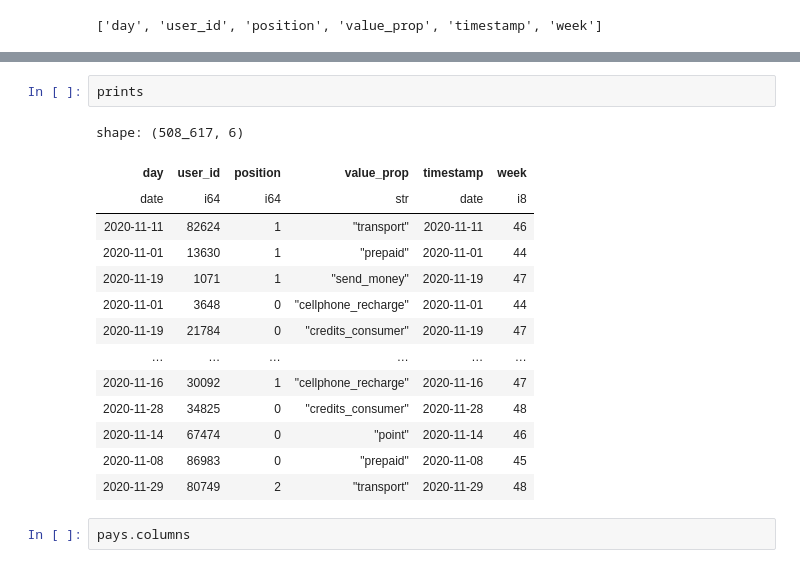
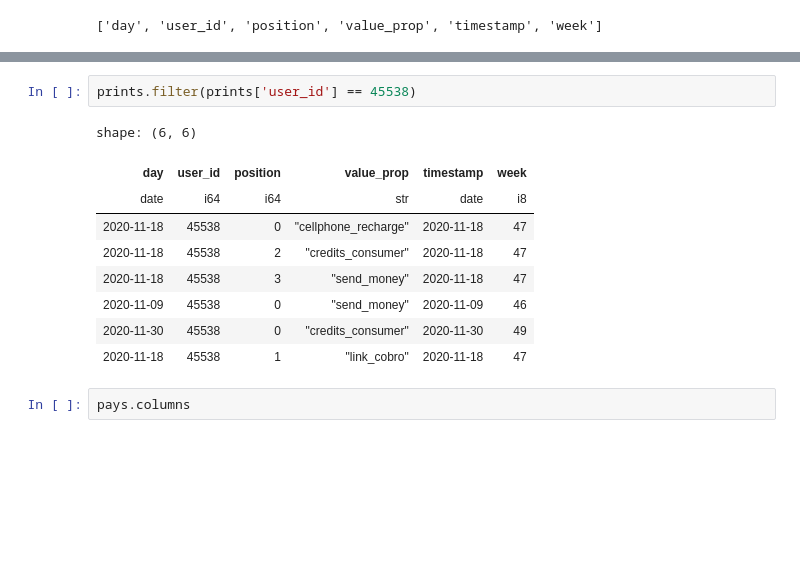
Before and after one commit to felipe97rg/Mercadolibre-data-engineer, a Jupyter notebook: test_notebook.ipynb, the cells around one changed output, grey strips where cells are left out. Drawn from its saved outputs; the diff is of its cells as text; blank space fills up the shorter version.

```diff
--- a/test_notebook.ipynb
+++ b/test_notebook.ipynb
@@ -26,20 +39,15 @@ prints.columns
 # %%
-prints
+prints.filter(prints['user_id'] == 45538)
 # %% [output]
-shape: (508_617, 6)
+shape: (6, 6)
 | day | user_id | position | value_prop | timestamp | week |
 | date | i64 | i64 | str | date | i8 |
-| 2020-11-11 | 82624 | 1 | "transport" | 2020-11-11 | 46 |
-| 2020-11-01 | 13630 | 1 | "prepaid" | 2020-11-01 | 44 |
-| 2020-11-19 | 1071 | 1 | "send_money" | 2020-11-19 | 47 |
-| 2020-11-01 | 3648 | 0 | "cellphone_recharge" | 2020-11-01 | 44 |
-| 2020-11-19 | 21784 | 0 | "credits_consumer" | 2020-11-19 | 47 |
-| … | … | … | … | … | … |
-| 2020-11-16 | 30092 | 1 | "cellphone_recharge" | 2020-11-16 | 47 |
-| 2020-11-28 | 34825 | 0 | "credits_consumer" | 2020-11-28 | 48 |
-| 2020-11-14 | 67474 | 0 | "point" | 2020-11-14 | 46 |
-| 2020-11-08 | 86983 | 0 | "prepaid" | 2020-11-08 | 45 |
-| 2020-11-29 | 80749 | 2 | "transport" | 2020-11-29 | 48 |
+| 2020-11-18 | 45538 | 0 | "cellphone_recharge" | 2020-11-18 | 47 |
+| 2020-11-18 | 45538 | 2 | "credits_consumer" | 2020-11-18 | 47 |
+| 2020-11-18 | 45538 | 3 | "send_money" | 2020-11-18 | 47 |
+| 2020-11-09 | 45538 | 0 | "send_money" | 2020-11-09 | 46 |
+| 2020-11-30 | 45538 | 0 | "credits_consumer" | 2020-11-30 | 49 |
+| 2020-11-18 | 45538 | 1 | "link_cobro" | 2020-11-18 | 47 |
 # %%
 pays.columns
 # %% [output]
```
Also changed, not shown: parts of 3 cells of this notebook, 9 other files.
